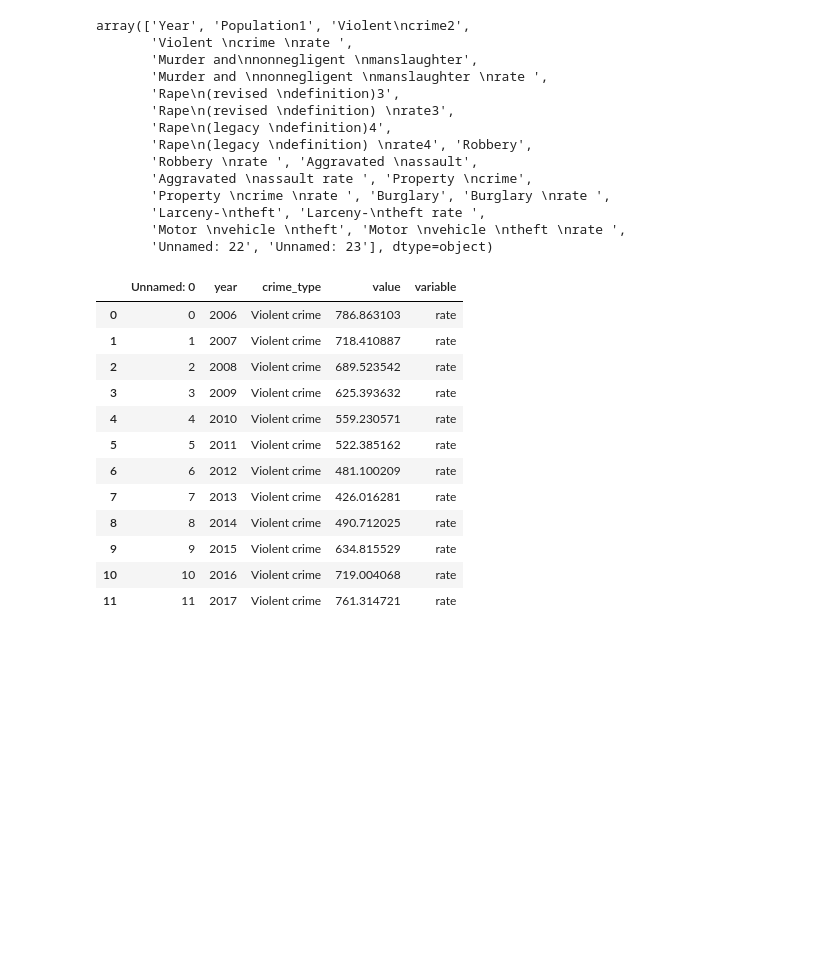
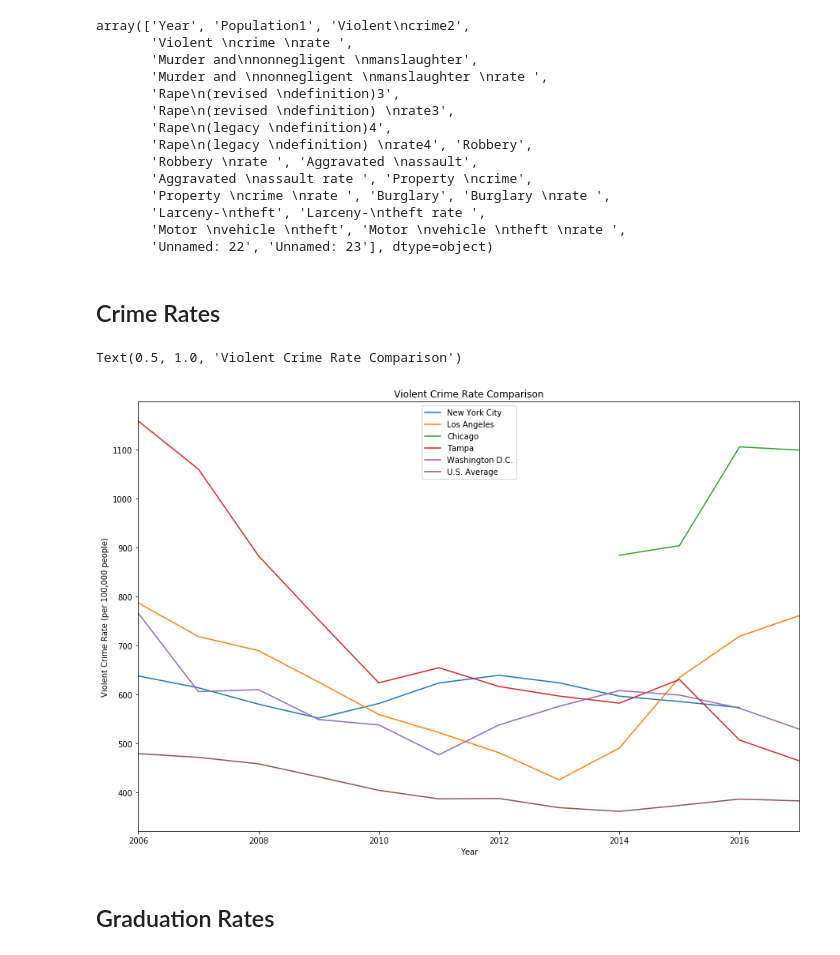
Before and after one commit to MikeAnderson89/National-Crime-Rate-Correlations, a Jupyter notebook: United States/National_Trial.ipynb, the cells around one changed output. Saved outputs shown, nothing was run; the diff lists cells and outputs as text; code cells hidden in the pictures; blank space fills up the shorter version.

```diff
--- a/United States/National_Trial.ipynb
+++ b/United States/National_Trial.ipynb
@@ -11,7 +11,7 @@ la_file = "../Los Angeles/LA_Violent_Crime.csv"
 tampa_file = "../Tampa/Tampa_violent_crime.csv"
 chicago_file = "../Chicago/Chicago_Violent_Crime.csv"
 dc_file = "../DC_Crime/DC_Violent_Crime.csv"
-US_file = "FBI_US_Crime_Averages.csv"
+US_file = "National Data/FBI_US_Crime_Averages.csv"
 
 nyc_data = pd.read_csv(nyc_file)
 la_data = pd.read_csv(la_file)
@@ -36,26 +36,12 @@ array(['Year', 'Population1', 'Violent\ncrime2',
        'Larceny-\ntheft', 'Larceny-\ntheft rate ',
        'Motor \nvehicle \ntheft', 'Motor \nvehicle \ntheft \nrate ',
        'Unnamed: 22', 'Unnamed: 23'], dtype=object)
+# %% [markdown]
+## Crime Rates
 # %%
 #Clean up FBI US Data
 US_data = US_data.rename(columns = {'Violent \ncrime \nrate ': 'value_US', 'Year': 'year'})
 US_data = US_data[['year', 'value_US']]
-# %%
-la_data
-# %% [output]
-|  | Unnamed: 0 | year | crime_type | value | variable |
-| 0 | 0 | 2006 | Violent crime | 786.863103 | rate |
-| 1 | 1 | 2007 | Violent crime | 718.410887 | rate |
-| 2 | 2 | 2008 | Violent crime | 689.523542 | rate |
-| 3 | 3 | 2009 | Violent crime | 625.393632 | rate |
-| 4 | 4 | 2010 | Violent crime | 559.230571 | rate |
-| 5 | 5 | 2011 | Violent crime | 522.385162 | rate |
-| 6 | 6 | 2012 | Violent crime | 481.100209 | rate |
-| 7 | 7 | 2013 | Violent crime | 426.016281 | rate |
-| 8 | 8 | 2014 | Violent crime | 490.712025 | rate |
-| 9 | 9 | 2015 | Violent crime | 634.815529 | rate |
-| 10 | 10 | 2016 | Violent crime | 719.004068 | rate |
-| 11 | 11 | 2017 | Violent crime | 761.314721 | rate |
 # %%
 #Merge the dataframes using only the appropriate years
 national_data = pd.merge(nyc_data, la_data, on='year', how='outer', suffixes=('_NYC', '_LA'))
@@ -80,3 +66,13 @@ national_data = national_data.rename(columns = {'value_US': 'U.S. Average'})
 
 #national_data.plot(kind='line', x='year', figsize=(15,10))
 national_data.to_csv('Comparative_Crime_Data.csv')
+# %%
+national_data.plot(kind='line', x = 'year', figsize = (15,10))
+plt.xlabel('Year')
+plt.ylabel('Violent Crime Rate (per 100,000 people)')
+plt.title('Violent Crime Rate Comparison')
+# %% [output]
+Text(0.5, 1.0, 'Violent Crime Rate Comparison')
+[figure, added]
+# %% [markdown]
+## Graduation Rates
```
Also changed, not shown: parts of 8 cells of this notebook, 5 other files.
